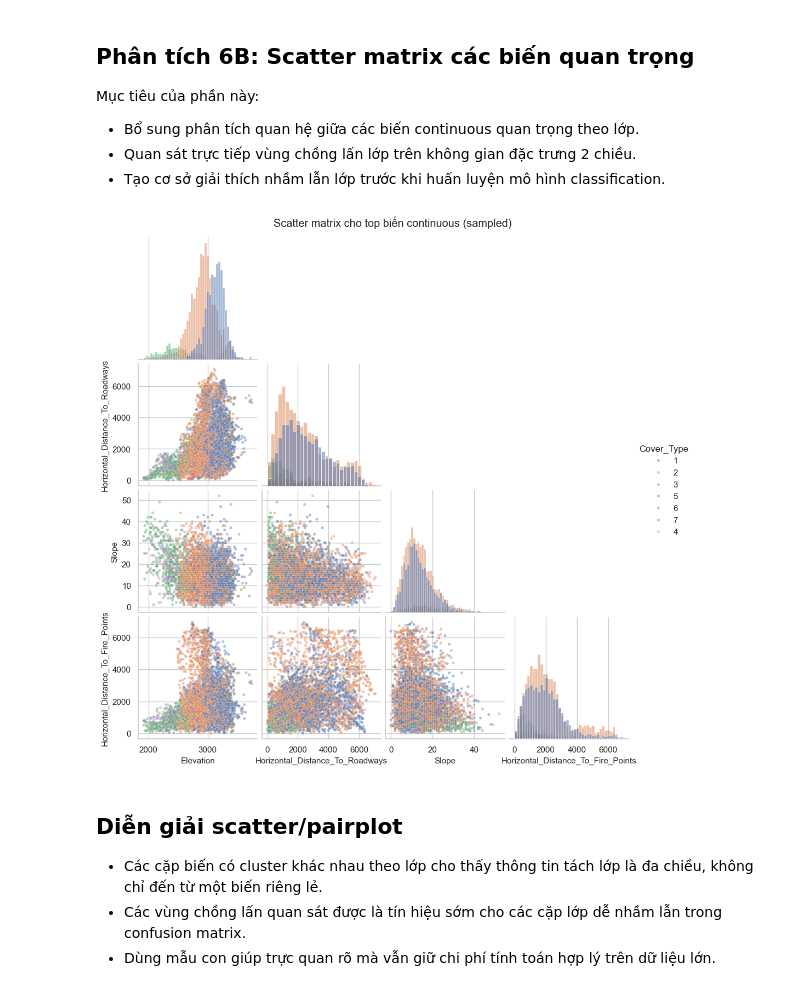
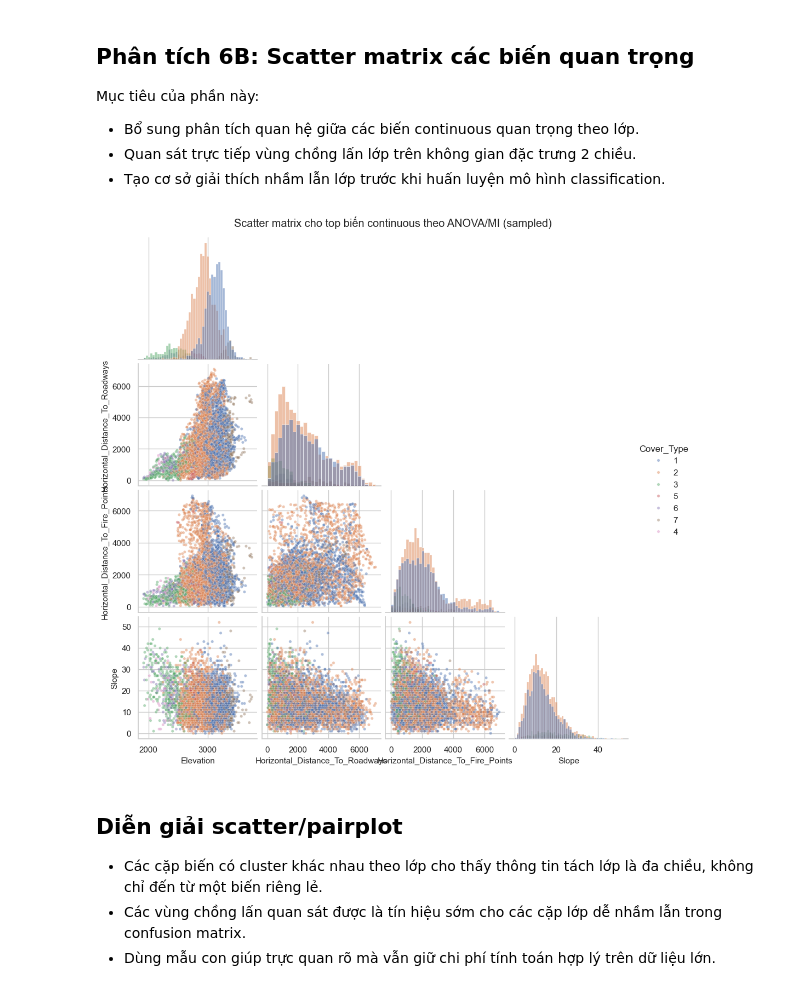
Before and after one commit to nh-atuan/supervised-learning-project, a Jupyter notebook: code/Part2_Classification/eda_preprocessing/01_eda.ipynb, the cells around one changed output. Drawn from its saved outputs; the diff is of its cells as text; code cells hidden in the pictures.

```diff
--- a/code/Part2_Classification/eda_preprocessing/01_eda.ipynb
+++ b/code/Part2_Classification/eda_preprocessing/01_eda.ipynb
@@ -534,27 +553,27 @@ Mục tiêu của phần này:
 - Tạo cơ sở giải thích nhầm lẫn lớp trước khi huấn luyện mô hình classification.
 # %%
 # Phân tích 6B - Scatter matrix cho nhóm biến quan trọng
-top_scatter_features = corr_sorted.index[:4].tolist()
+top_scatter_features = importance_df["Feature"].head(4).tolist()
 
 # Lấy mẫu con để pairplot chạy nhanh hơn trên dataset lớn
 sample_size = min(6000, len(df))
 scatter_sample = df.sample(n=sample_size, random_state=SEED)
 
 pairplot_df = scatter_sample[top_scatter_features + [target_col]].copy()
 pairplot_df[target_col] = pairplot_df[target_col].astype(str)
 
 sns.pairplot(
     data=pairplot_df,
     vars=top_scatter_features,
     hue=target_col,
     diag_kind="hist",
     corner=True,
     plot_kws={"alpha": 0.45, "s": 14},
 )
-plt.suptitle("Scatter matrix cho top biến continuous (sampled)", y=1.02)
+plt.suptitle("Scatter matrix cho top biến continuous theo ANOVA/MI (sampled)", y=1.02)
 plt.show()
 # %% [output]
-[figure, old version]
+[figure, new version]
 # %% [markdown]
 ## Diễn giải scatter/pairplot
 
```
Also changed, not shown: parts of 5 cells of this notebook.
